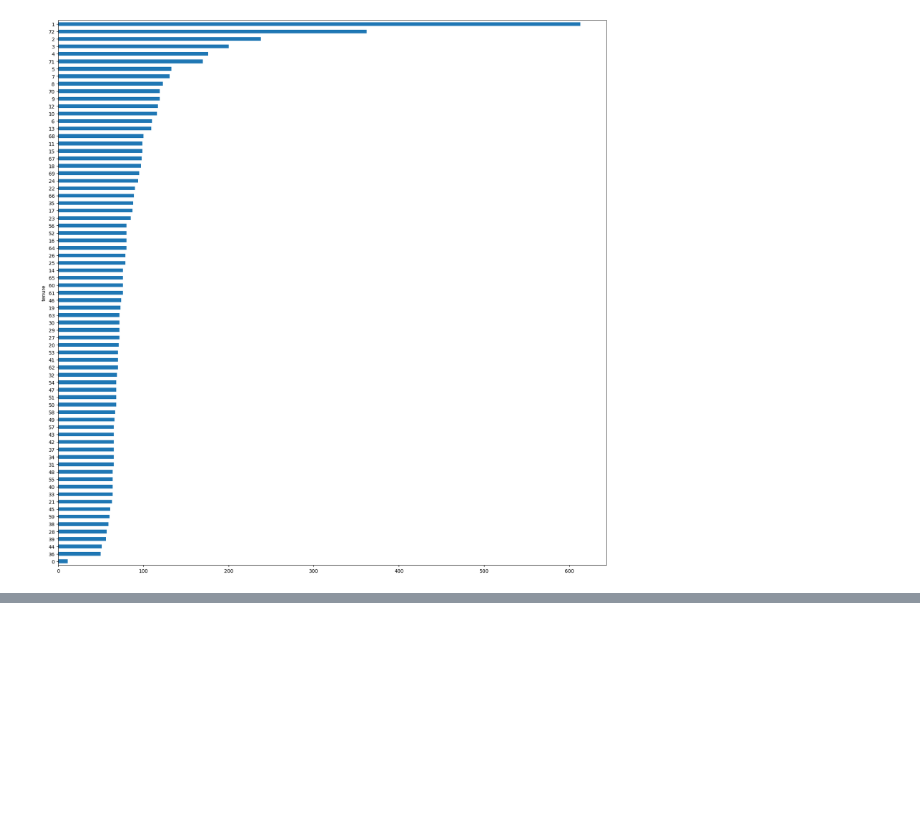
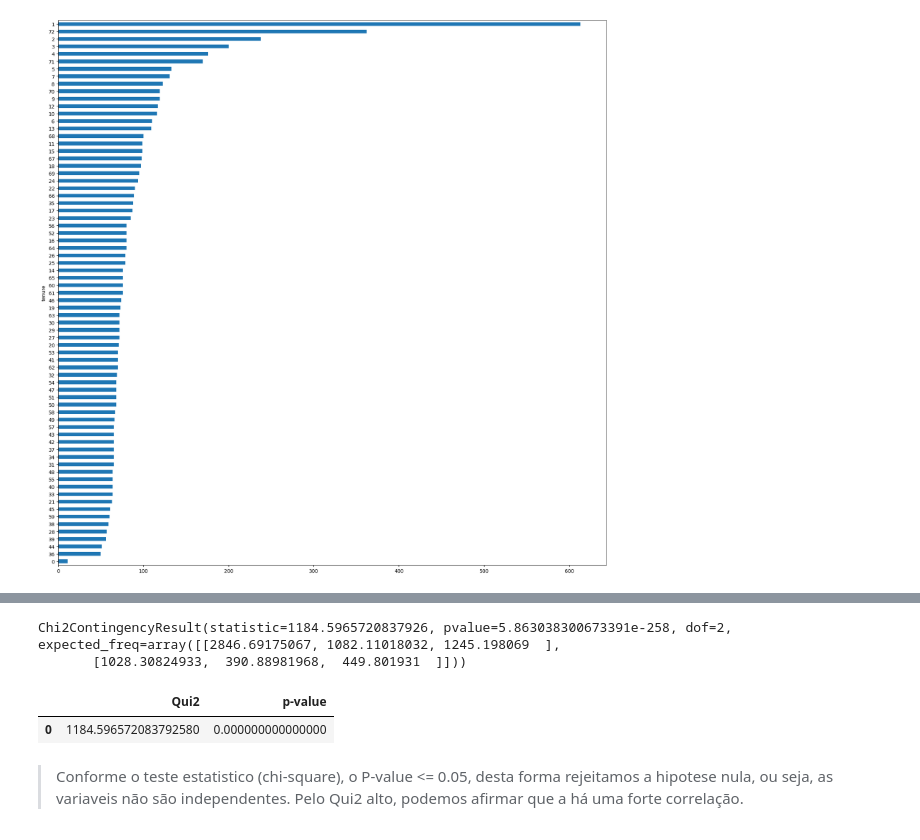
Before and after one commit to jairosl/artificial_intelligence_python, a Jupyter notebook: Rocketseat_IA_Module.ipynb, the cells around one changed output, grey strips where cells are left out. Cells and saved outputs as stored; diff of their text form; code cells hidden in the pictures; blank space fills up the shorter version.

```diff
--- a/Rocketseat_IA_Module.ipynb
+++ b/Rocketseat_IA_Module.ipynb
@@ -922,0 +966,31 @@ df_churn.groupby(["tenure"])["tenure"].count().sort_values().plot.barh(figsize=(
+# %%
+# Calcular os Scores e P-Values
+
+from scipy.stats import chi2_contingency
+
+chi_scores_churn_contract = chi2_contingency(df_crosstab_churn_contract)
+chi_scores_churn_contract
+# %% [output]
+Chi2ContingencyResult(statistic=1184.5965720837926, pvalue=5.863038300673391e-258, dof=2, expected_freq=array([[2846.69175067, 1082.11018032, 1245.198069  ],
+       [1028.30824933,  390.88981968,  449.801931  ]]))
+# %%
+scores_churn_contract = pd.Series(chi_scores_churn_contract[0])
+# %%
+pvalues_churn_contract = pd.Series(chi_scores_churn_contract[1])
+# %%
+# Apresentar dados com com decimais sem a notação cientifica
+pd.set_option("display.float_format", lambda x: '%.15f' % x)
+# %%
+# Criar DataFrame com os resultados
+
+df_chi_scores_churn_contract = pd.DataFrame({ 'Qui2':scores_churn_contract, 'p-value': pvalues_churn_contract })
+# %%
+# Analizar os Scores e P-Values
+df_chi_scores_churn_contract
+# %% [output]
+|  | Qui2 | p-value |
+| 0 | 1184.596572083792580 | 0.000000000000000 |
+# %% [markdown]
+
+
+> Conforme o teste estatistico (chi-square), o P-value <= 0.05, desta forma rejeitamos a hipotese nula, ou seja, as variaveis não são independentes. Pelo Qui2 alto, podemos afirmar que a há uma forte correlação.
```
Also changed, not shown: parts of 8 cells of this notebook.
